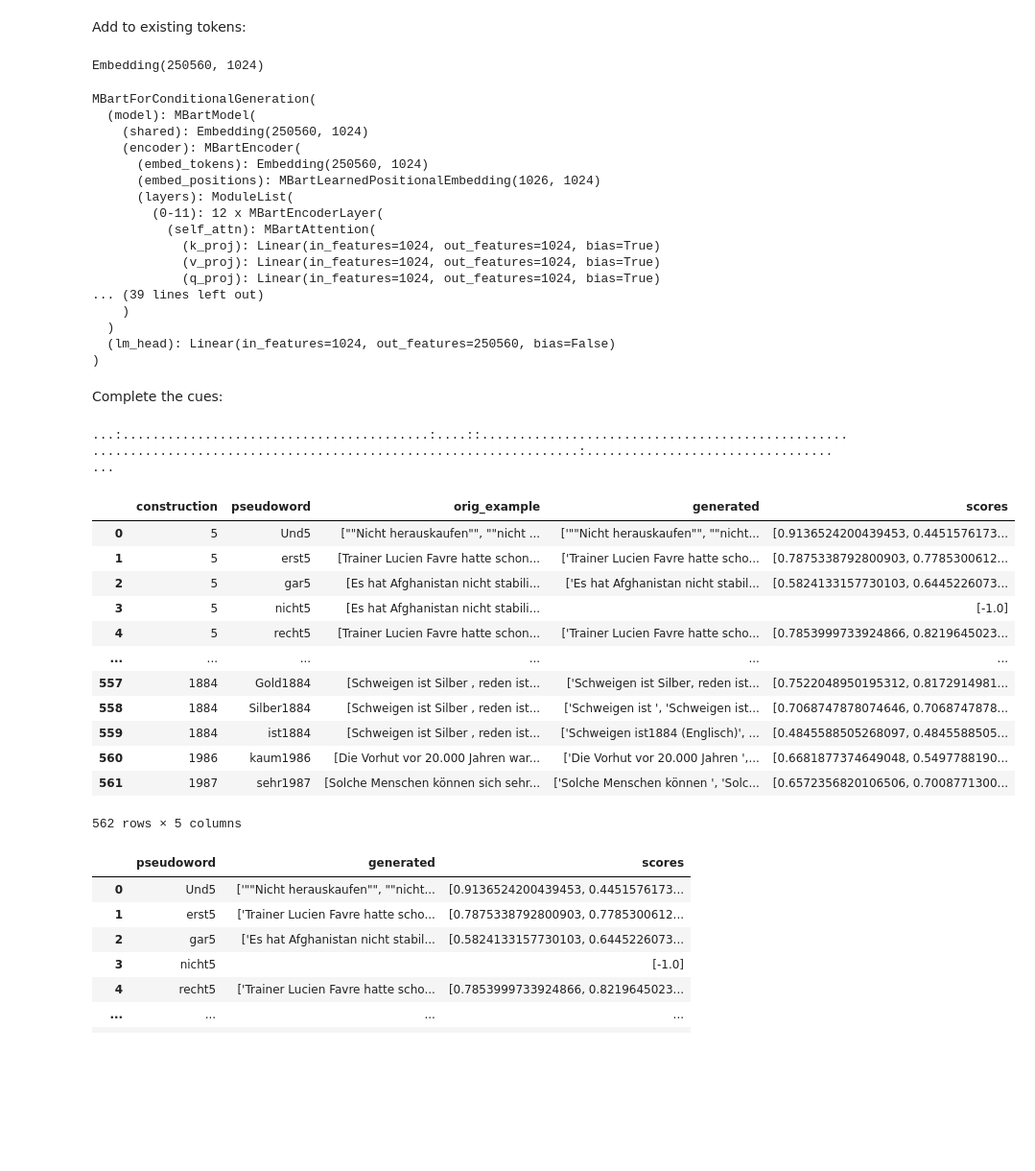
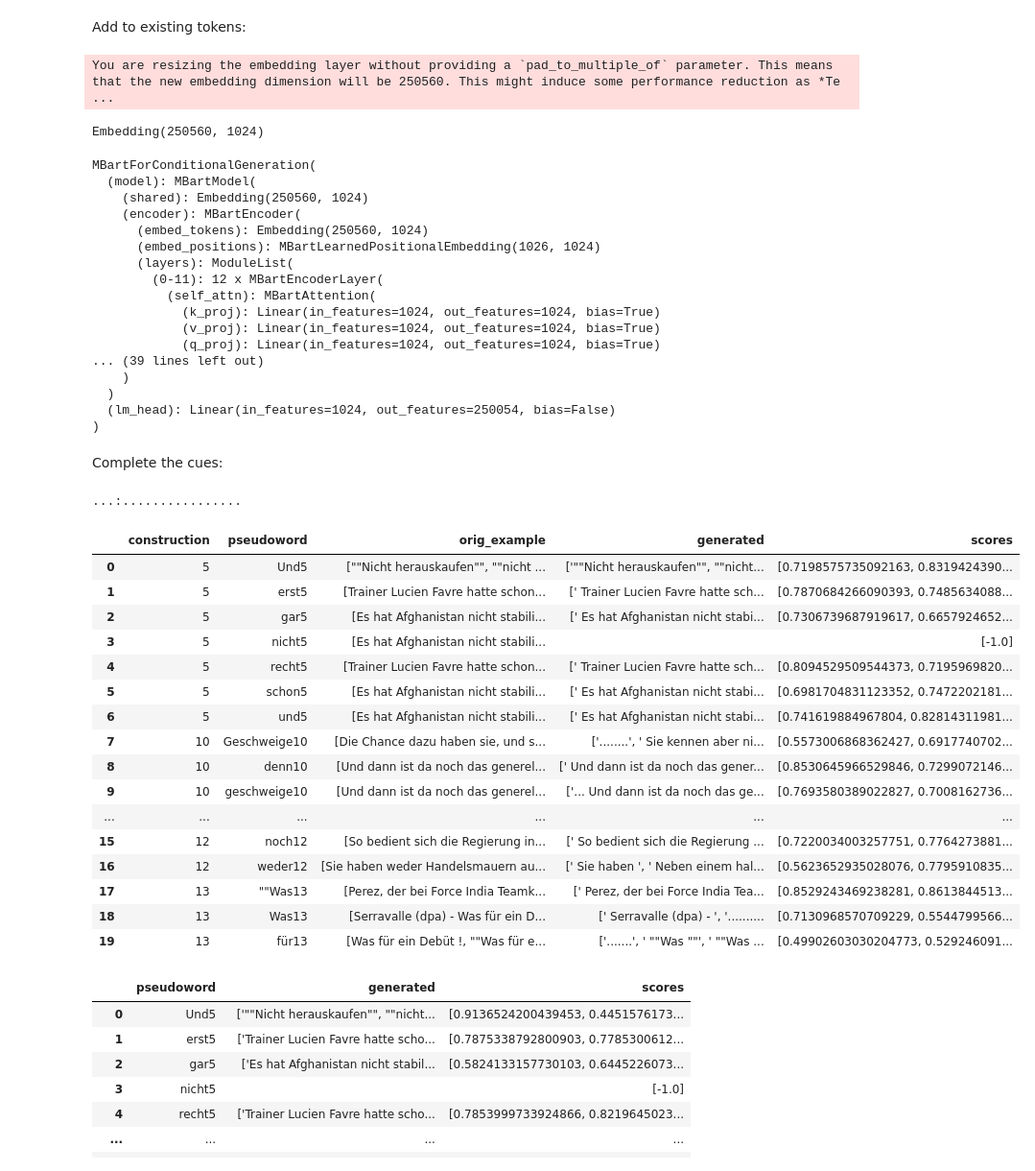
Before and after one commit to TiMauzi/llm-x-cxg, a Jupyter notebook: src/notebooks/evaluate_comapp_mbart.ipynb, the cells around one changed output. Shown: that part at 96% size. Cells and saved outputs as stored; diff of their text form; code cells hidden in the pictures; blank space fills up the shorter version.

Commit message:
fixed some generation problems with comapp mbart

```diff
--- a/src/notebooks/evaluate_comapp_mbart.ipynb
+++ b/src/notebooks/evaluate_comapp_mbart.ipynb
@@ -15,7 +16,7 @@ tqdm.pandas()
 with open("../../data/pseudowords/CoMaPP_all.json") as json_file:
     data = json.load(json_file)
 
-data = [{"example": d["target1"], "cue": " ".join(d["target1"].split()[:d["query_idx"]]), "pseudoword": d["label"]} for d in data]
+data = [{"example": d["target1"], "cue": " ".join(d["target1"].split()[:d["query_idx"]]), "pseudoword": d["label"]} for d in data if d["target1"].split()[d["query_idx"]] in d["label"]]
 df = pd.DataFrame.from_dict(data).drop_duplicates(ignore_index=True)
 df
 # %% [output]
@@ -229,7 +230,7 @@ Embedding(250054, 1024, padding_idx=1)
 # %% [markdown]
 Add to existing embeddings:
 # %%
-combined_embeddings = torch.cat((model.model.encoder.embed_tokens.weight, torch.tensor(pseudowords)), dim=0)
+combined_embeddings = torch.cat((model.model.shared.weight, torch.tensor(pseudowords)), dim=0)
 model.model.encoder.embed_tokens = torch.nn.Embedding.from_pretrained(combined_embeddings)
 model.model.encoder.embed_tokens
 # %% [output]
@@ -240,8 +241,41 @@ Add to existing tokens:
 tokenizer.add_tokens(mbart_tokens)
 model.resize_token_embeddings(len(tokenizer))
 # %% [output]
-Embedding(250560, 1024)
+You are resizing the embedding layer without providing a `pad_to_multiple_of` parameter. This means that the new embedding dimension will be 250560. This might induce some performance reduction as *Te ...
+Embedding(250560, 1024)
+# %%
+# This part simulates the behavior during training, preventing the Decoder from returning the pseudoword itself.
+def freeze(model, new_embeds):
+    # Freeze all the parameters except the word embeddings
+    for name, param in model.named_parameters():
+        if 'model.shared' in name:
+            param.requires_grad = True
+        else:
+            param.requires_grad = False
+
+    # The "decoder" in BERT maps from hidden to output. This is analogous to "lm_head" in mBART.
+    original_weight = model.lm_head.weight
+    original_bias = model.final_logits_bias
+    # The vocabulary of the decoder doesn't need the new pseudoword tokens and would be too big:
+    original_decoder_embed_tokens_weight = model.model.decoder.embed_tokens.weight
+
+    # The argument len(tokenizer)-new_embeds should prevent the model from outputting the new tokens:
+    lm_head = nn.Linear(in_features=1024, out_features=len(tokenizer) - new_embeds, bias=False)
+    lm_head.weight.requires_grad = False
+    model.register_buffer("final_logits_bias", torch.zeros((1, model.model.shared.num_embeddings - new_embeds)))
+    lm_head.weight.data.copy_(original_weight.data[:-new_embeds])
+    model.final_logits_bias.copy_(original_bias[:, :-new_embeds])
+    model.lm_head = lm_head
+    decoder_embed_tokens = nn.Embedding(len(tokenizer) - new_embeds, model.config.d_model, model.config.pad_token_id)
+    # For decoder, see above:
+    decoder_embed_tokens.weight.data.copy_(original_decoder_embed_tokens_weight.data[:-new_embeds])
+    decoder_embed_tokens.requires_grad_(False)
+    model.model.decoder.embed_tokens = decoder_embed_tokens
+    model.config.vocab_size -= new_embeds
+
+    return model
 # %%
+model = freeze(model, len(mbart_tokens))
 model.to("cuda:0")
 # %% [output]
 MBartForConditionalGeneration(
@@ -259,52 +293,56 @@ MBartForConditionalGeneration(
 ... (39 lines left out)
     )
   )
-  (lm_head): Linear(in_features=1024, out_features=250560, bias=False)
+  (lm_head): Linear(in_features=1024, out_features=250054, bias=False)
 )
 # %% [markdown]
 Complete the cues:
 # %%
 def complete_cues(row):
     try:
         output_texts = []
         scores = []
         for cue, example in zip(row["cue"], row["example"]):
             assert row["pseudoword"].iloc[0] in mbart_tokens  # skip pseudoword embeddings that haven't been learned
 
-            input_text = cue + " " + row["pseudoword"].iloc[0] + " <mask>"
+            input_text = "de_DE <s>" + cue + " " + row["pseudoword"].iloc[0] + " <mask>" + "</s>"
             target_length = int(1.5 * len(example))  # allow double the length of the original sentence
 
             outputs = tokenizer(input_text, return_tensors="pt")
             outputs = model.generate(outputs["input_ids"].to("cuda:0"), max_length=target_length, num_return_sequences=1, num_beams=10, output_scores=True, return_dict_in_generate=True)
             output_text = tokenizer.batch_decode(outputs.sequences, skip_special_tokens=True)
             score = torch.exp(outputs.sequences_scores)
             output_texts += output_text
 
             scores.append(score)
         print(".", end="")
         return pd.Series({"construction": row["construction"], "pseudoword": row["pseudoword"].iloc[0], "orig_example": row["example"], "generated": str(output_texts), "scores": str([float(score) for score in scores])})
     except Exception as e:
         print(":", end="")
         return pd.Series({"construction": row["construction"], "pseudoword": row["pseudoword"].iloc[0], "orig_example": row["example"], "generated": str(e), "scores": "[-1.0]"})
 
 examples_reset = examples.reset_index()
-pseudoword_output_scores = examples_reset[["construction", "pseudoword", "example", "cue", "pseudoword"]].progress_apply(complete_cues, axis=1)
+pseudoword_output_scores = examples_reset[["construction", "pseudoword", "example", "cue", "pseudoword"]][:20].progress_apply(complete_cues, axis=1)
 pseudoword_output_scores
 # %% [output]
-...:.........................................:....::..................................................................................................................:................................. ...
+...:................
 |  | construction | pseudoword | orig_example | generated | scores |
-| 0 | 5 | Und5 | [""Nicht herauskaufen"", ""nicht ... | ['""Nicht herauskaufen"", ""nicht... | [0.9136524200439453, 0.4451576173... |
-| 1 | 5 | erst5 | [Trainer Lucien Favre hatte schon... | ['Trainer Lucien Favre hatte scho... | [0.7875338792800903, 0.7785300612... |
-| 2 | 5 | gar5 | [Es hat Afghanistan nicht stabili... | ['Es hat Afghanistan nicht stabil... | [0.5824133157730103, 0.6445226073... |
+| 0 | 5 | Und5 | [""Nicht herauskaufen"", ""nicht ... | ['""Nicht herauskaufen"", ""nicht... | [0.7198575735092163, 0.8319424390... |
+| 1 | 5 | erst5 | [Trainer Lucien Favre hatte schon... | [' Trainer Lucien Favre hatte sch... | [0.7870684266090393, 0.7485634088... |
+| 2 | 5 | gar5 | [Es hat Afghanistan nicht stabili... | [' Es hat Afghanistan nicht stabi... | [0.7306739687919617, 0.6657924652... |
 | 3 | 5 | nicht5 | [Es hat Afghanistan nicht stabili... |  | [-1.0] |
-| 4 | 5 | recht5 | [Trainer Lucien Favre hatte schon... | ['Trainer Lucien Favre hatte scho... | [0.7853999733924866, 0.8219645023... |
+| 4 | 5 | recht5 | [Trainer Lucien Favre hatte schon... | [' Trainer Lucien Favre hatte sch... | [0.8094529509544373, 0.7195969820... |
+| 5 | 5 | schon5 | [Es hat Afghanistan nicht stabili... | [' Es hat Afghanistan nicht stabi... | [0.6981704831123352, 0.7472202181... |
+| 6 | 5 | und5 | [Es hat Afghanistan nicht stabili... | [' Es hat Afghanistan nicht stabi... | [0.741619884967804, 0.82814311981... |
+| 7 | 10 | Geschweige10 | [Die Chance dazu haben sie, und s... | ['........', ' Sie kennen aber ni... | [0.5573006868362427, 0.6917740702... |
+| 8 | 10 | denn10 | [Und dann ist da noch das generel... | [' Und dann ist da noch das gener... | [0.8530645966529846, 0.7299072146... |
+| 9 | 10 | geschweige10 | [Und dann ist da noch das generel... | ['... Und dann ist da noch das ge... | [0.7693580389022827, 0.7008162736... |
 | ... | ... | ... | ... | ... | ... |
-| 557 | 1884 | Gold1884 | [Schweigen ist Silber , reden ist... | ['Schweigen ist Silber, reden ist... | [0.7522048950195312, 0.8172914981... |
-| 558 | 1884 | Silber1884 | [Schweigen ist Silber , reden ist... | ['Schweigen ist ', 'Schweigen ist... | [0.7068747878074646, 0.7068747878... |
-| 559 | 1884 | ist1884 | [Schweigen ist Silber , reden ist... | ['Schweigen ist1884 (Englisch)', ... | [0.4845588505268097, 0.4845588505... |
-| 560 | 1986 | kaum1986 | [Die Vorhut vor 20.000 Jahren war... | ['Die Vorhut vor 20.000 Jahren ',... | [0.6681877374649048, 0.5497788190... |
-| 561 | 1987 | sehr1987 | [Solche Menschen können sich sehr... | ['Solche Menschen können ', 'Solc... | [0.6572356820106506, 0.7008771300... |
+| 15 | 12 | noch12 | [So bedient sich die Regierung in... | [' So bedient sich die Regierung ... | [0.7220034003257751, 0.7764273881... |
+| 16 | 12 | weder12 | [Sie haben weder Handelsmauern au... | [' Sie haben ', ' Neben einem hal... | [0.5623652935028076, 0.7795910835... |
+| 17 | 13 | ""Was13 | [Perez, der bei Force India Teamk... | [' Perez, der bei Force India Tea... | [0.8529243469238281, 0.8613844513... |
+| 18 | 13 | Was13 | [Serravalle (dpa) - Was für ein D... | [' Serravalle (dpa) - ', '.......... | [0.7130968570709229, 0.5544799566... |
+| 19 | 13 | für13 | [Was für ein Debüt !, ""Was für e... | ['.......', ' ""Was ""', ' ""Was ... | [0.49902603030204773, 0.529246091... |
-562 rows × 5 columns
 # %%
 examples = pseudoword_output_scores[["pseudoword", "generated", "scores"]]
 
```
Also changed, not shown: parts of 8 cells of this notebook.
